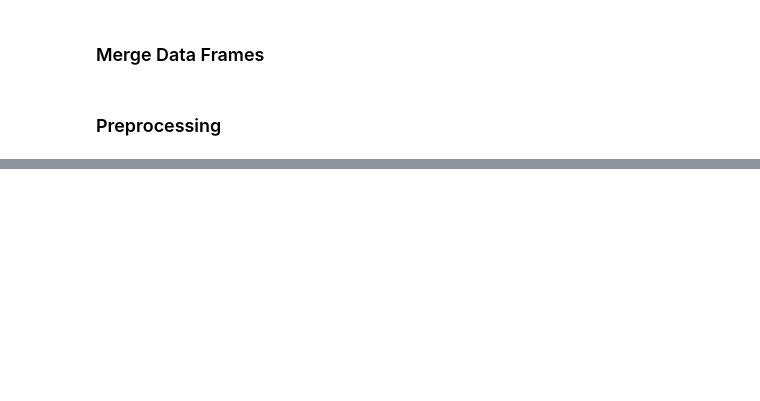
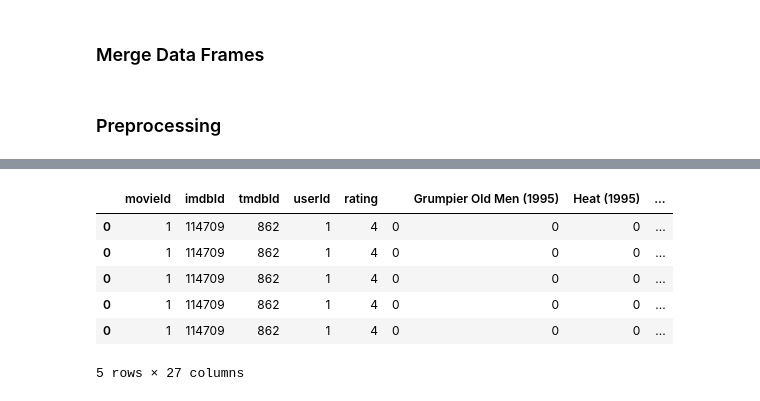
Before and after one commit to dablake7/bsc-phase-four-project, a Jupyter notebook: notebooks/exploratory/gabe/phase_4_project.ipynb, the cells around one changed output, grey strips where cells are left out. Cells and saved outputs as stored; diff of their text form; code cells hidden in the pictures; blank space fills up the shorter version.

```diff
--- a/notebooks/exploratory/gabe/phase_4_project.ipynb
+++ b/notebooks/exploratory/gabe/phase_4_project.ipynb
@@ -58,0 +165,2 @@ dtype: int64
+# %%
+df = pd.concat([df, one_hot_tag], axis=1)
@@ -58,0 +181,6 @@ dtype: int64
+# %%
+one_hot_genre = pd.get_dummies(df['new_genres'])
+# %%
+df =df.drop('new_genres',axis = 1)
+# %%
+df = pd.concat([df, one_hot_genre], axis=1)
@@ -58,0 +264,10 @@ dtype: int64
+# %%
+df.head()
+# %% [output]
+|  | movieId | imdbId | tmdbId | userId | rating |  | Grumpier Old Men (1995) | Heat (1995) | ... |
+| 0 | 1 | 114709 | 862 | 1 | 4 | 0 | 0 | 0 | ... |
+| 0 | 1 | 114709 | 862 | 1 | 4 | 0 | 0 | 0 | ... |
+| 0 | 1 | 114709 | 862 | 1 | 4 | 0 | 0 | 0 | ... |
+| 0 | 1 | 114709 | 862 | 1 | 4 | 0 | 0 | 0 | ... |
+| 0 | 1 | 114709 | 862 | 1 | 4 | 0 | 0 | 0 | ... |
+5 rows × 27 columns
```
Also changed, not shown: parts of 64 cells of this notebook.
